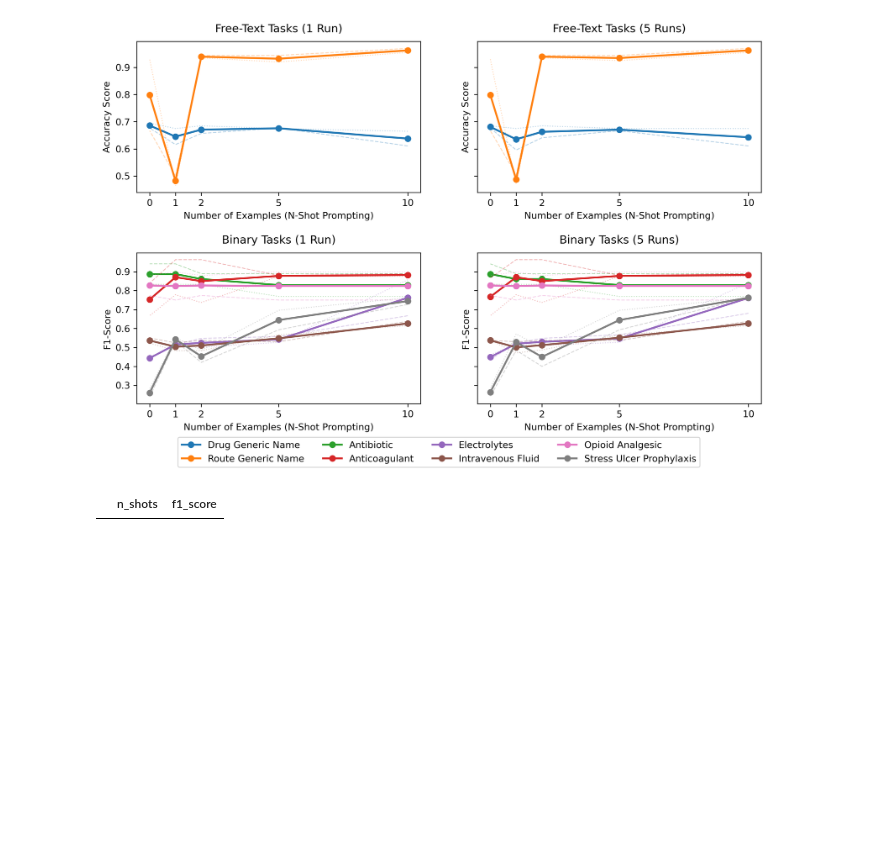
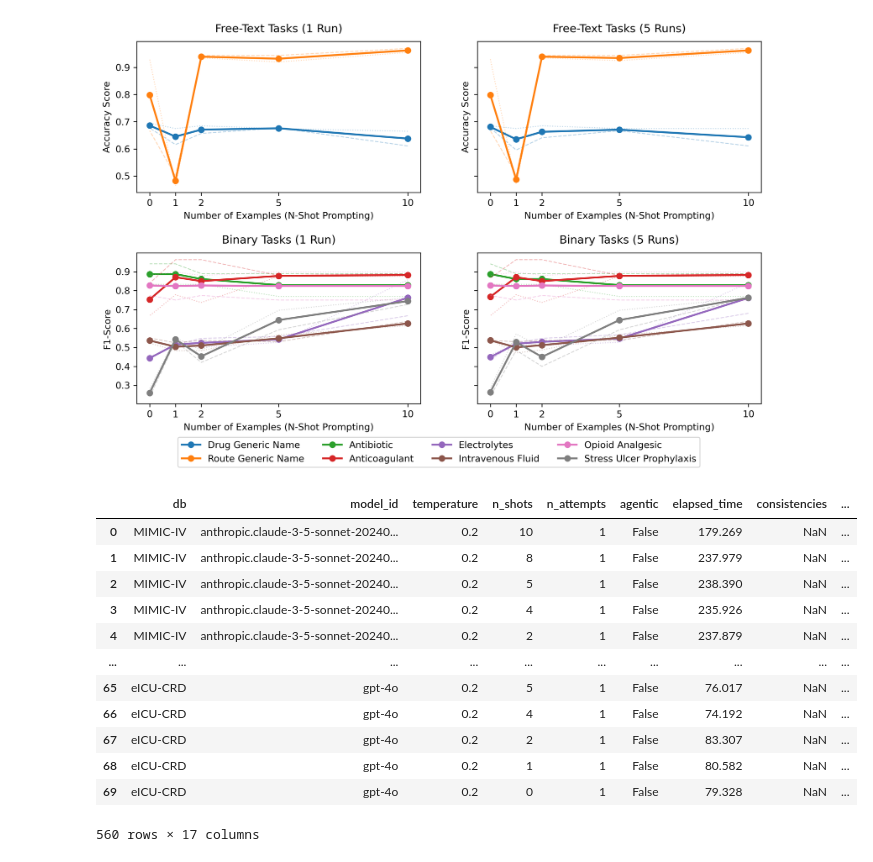
Before and after one commit to aiwonglab/ehrmonize, a Jupyter notebook: experiments/plot_metrics.ipynb, the cells around one changed output. Cells and saved outputs as stored; diff of their text form; code cells hidden in the pictures; blank space fills up the shorter version.

Commit message:
add experiment results, update readme, progress_apply, API keys at init

```diff
--- a/experiments/plot_metrics.ipynb
+++ b/experiments/plot_metrics.ipynb
@@ -298,7 +298,50 @@ plt.show()
 fig.savefig("plots/figure3.png", bbox_inches="tight")
 # %% [output]
 [figure]
-# %%
-mean_values
-# %% [output]
-|  | n_shots | f1_score |
+# %%
+files3 = [f for f in os.listdir("metrics/experiments3/") if f.endswith(".csv")]
+# read the files
+df = pd.concat([pd.read_csv("metrics/experiments3/" + f).assign(source_file=f) for f in files3])
+
+# Define task names for the legend
+task_names = {
+    "one_hot_antibiotic": "Antibiotic",
+    "one_hot_anticoagulant": "Anticoagulant",
+    "one_hot_electrolytes": "Electrolytes",
+    "one_hot_iv_fluid": "Intravenous Fluid",
+    "one_hot_opioid_analgesic": "Opioid Analgesic",
+    "one_hot_stress_ulcer_prophylaxis": "Stress Ulcer Prophylaxis",
+    "get_generic_name": "Drug Generic Name",
+    "get_generic_route": "Route Generic Name",
+}
+
+model_names = {
+    "meta.llama3-70b-instruct-v1:0": "Llama3x70B",
+    "anthropic.claude-3-5-sonnet-20240620-v1:0": "Claude-3.5-Sonnet",
+    "mistral.mixtral-8x7b-instruct-v0:1": "Mixtral8x7B",
+    "gpt-3.5-turbo": "GPT-3.5-Turbo",
+    "gpt-4o": "GPT-4o",
+}
+
+df['source_file'] = df['source_file'].str.replace('.csv', '')
+
+# Add a new column 'task' with mapped task names
+df['task'] = df['source_file'].map(task_names)
+
+df['model'] = df['model_id'].map(model_names)
+# %%
+df
+# %% [output]
+|  | db | model_id | temperature | n_shots | n_attempts | agentic | elapsed_time | consistencies | ... |
+| 0 | MIMIC-IV | anthropic.claude-3-5-sonnet-20240... | 0.2 | 10 | 1 | False | 179.269 | NaN | ... |
+| 1 | MIMIC-IV | anthropic.claude-3-5-sonnet-20240... | 0.2 | 8 | 1 | False | 237.979 | NaN | ... |
+| 2 | MIMIC-IV | anthropic.claude-3-5-sonnet-20240... | 0.2 | 5 | 1 | False | 238.390 | NaN | ... |
+| 3 | MIMIC-IV | anthropic.claude-3-5-sonnet-20240... | 0.2 | 4 | 1 | False | 235.926 | NaN | ... |
+| 4 | MIMIC-IV | anthropic.claude-3-5-sonnet-20240... | 0.2 | 2 | 1 | False | 237.879 | NaN | ... |
+| ... | ... | ... | ... | ... | ... | ... | ... | ... | ... |
+| 65 | eICU-CRD | gpt-4o | 0.2 | 5 | 1 | False | 76.017 | NaN | ... |
+| 66 | eICU-CRD | gpt-4o | 0.2 | 4 | 1 | False | 74.192 | NaN | ... |
+| 67 | eICU-CRD | gpt-4o | 0.2 | 2 | 1 | False | 83.307 | NaN | ... |
+| 68 | eICU-CRD | gpt-4o | 0.2 | 1 | 1 | False | 80.582 | NaN | ... |
+| 69 | eICU-CRD | gpt-4o | 0.2 | 0 | 1 | False | 79.328 | NaN | ... |
+560 rows × 17 columns
```
Also changed, not shown: parts of 2 cells of this notebook, 56 other files.
